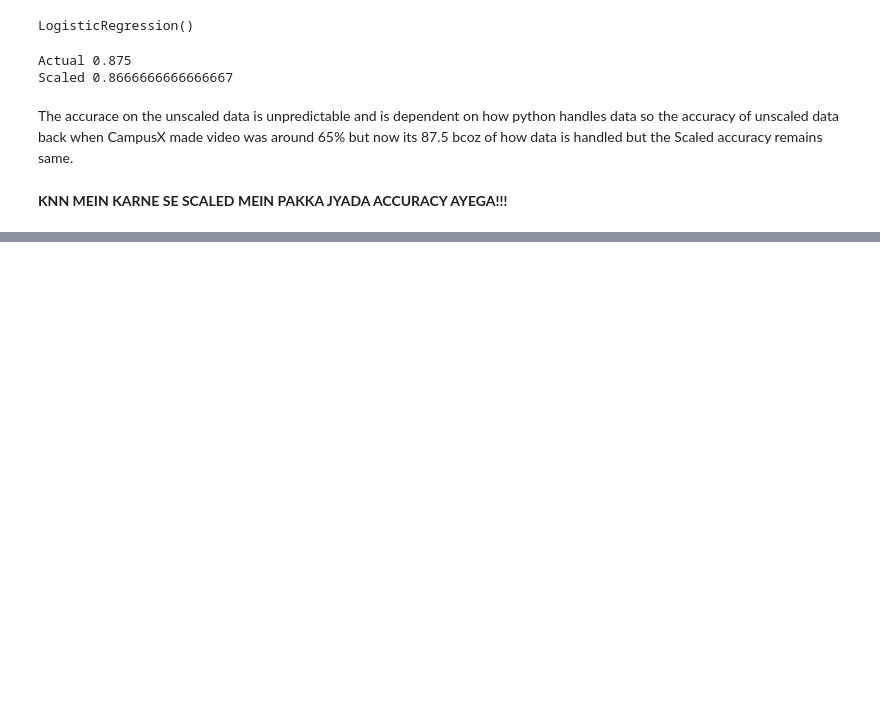
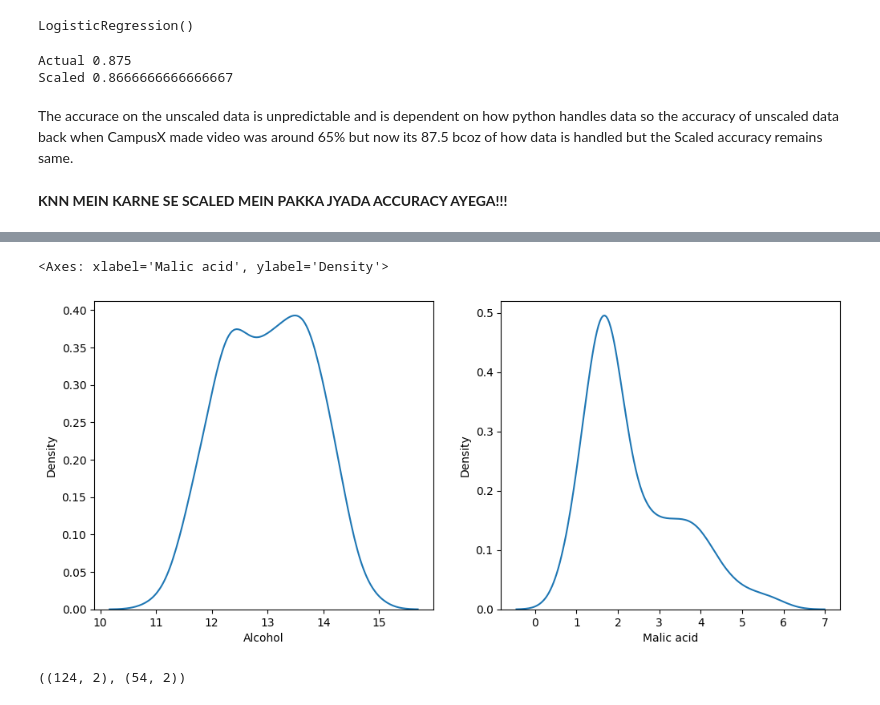
Before and after one commit to anshulkr69/learning-to-make-machine-learn, a Jupyter notebook: 5_Feature_Scaling.ipynb, the cells around one changed output, grey strips where cells are left out. Cells and saved outputs as stored; diff of their text form; code cells hidden in the pictures; blank space fills up the shorter version.

```diff
--- a/5_Feature_Scaling.ipynb
+++ b/5_Feature_Scaling.ipynb
@@ -173,0 +188,2 @@ The accurace on the unscaled data is unpredictable and is dependent on how pytho
+# %%
+df=pd.read_csv('/content/drive/MyDrive/Datasets/wine_data.csv',header=None, usecols=[0,1,2])
@@ -173,0 +195,3 @@ The accurace on the unscaled data is unpredictable and is dependent on how pytho
+# %%
+df.columns=['Class Label','Alcohol','Malic acid']
+df.head(5)
@@ -173,0 +205,14 @@ The accurace on the unscaled data is unpredictable and is dependent on how pytho
+# %%
+fig, (ax1,ax2)=plt.subplots(ncols=2, figsize=(12,5))
+
+sns.kdeplot(df['Alcohol'], ax=ax1)
+sns.kdeplot(df['Malic acid'], ax=ax2)
+# %% [output]
+<Axes: xlabel='Malic acid', ylabel='Density'>
+[figure, added]
+# %%
+from sklearn.model_selection import train_test_split
+x_train, x_test, y_train, y_test= train_test_split(df.drop('Class Label', axis=1),df['Class Label'],test_size=0.3,random_state=0)
+x_train.shape, x_test.shape
+# %% [output]
+((124, 2), (54, 2))
```
Also changed, not shown: parts of 19 cells of this notebook.
